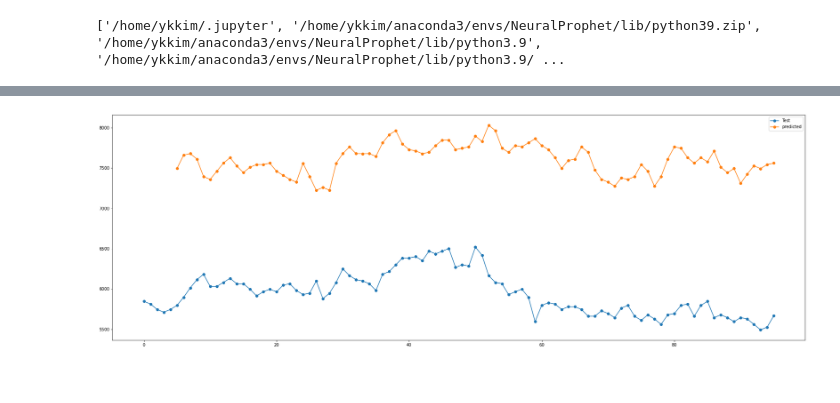
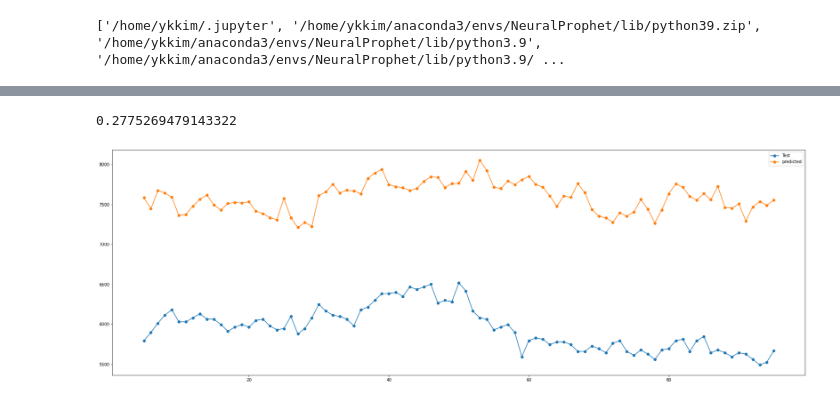
Before and after one commit to yeonkyoung/Time_Series, a Jupyter notebook: FEMS_predict/Neural_Prophet/Neural_Prophet_train2.ipynb, the cells around one changed output, grey strips where cells are left out. Cells and saved outputs as stored; diff of their text form; code cells hidden in the pictures.

```diff
--- a/FEMS_predict/Neural_Prophet/Neural_Prophet_train2.ipynb
+++ b/FEMS_predict/Neural_Prophet/Neural_Prophet_train2.ipynb
@@ -76,4 +134,4 @@ NP.gen_feature_diff(data,'직전 15분 사용전력','d_5',5)
 # %%
 # train_test split
-df_train,df_test=NP.train_test_split(data,Time_name='기준시각',train_cut_date='2022-06-30',val_cut_date='2022-06-30',end_time='2022-06-30 23:45:00',want_val='N')  #validation set은 추후에 분리
+df_train,df_test=NP.train_test_split(datas,Time_name='기준시각',train_cut_date='2022-06-30',val_cut_date='2022-06-30',end_time='2022-06-30 23:45:00',want_val='N')  #validation set은 추후에 분리
 # %% [output]
@@ -81,5 +139,5 @@ train_df= 2021-04-01 00:00:00 ~ 2022-06-29 23:45:00 , 42670
 test_df= 2022-06-30 00:00:00 ~ 2022-06-30 23:45:00 , 96
 # %%
 #모델 학습
-model, metrics= NP.NP_model(df_train,df_test,Time_name='기준시각',Y_name='직전 15분 사용전력',num_futureregressor=10,val_p=0.1)   # pip install livelossplot
+model, metrics= NP.NP_model(df_train,df_test,Time_name='기준시각',Y_name='직전 15분 사용전력',num_futureregressor=7,val_p=0.1)   # pip install livelossplot
 # %% [output]
@@ -106,4 +151,4 @@ MAE(val):  0.2776077158185115
 # %%
 #train 후 예측
-forecast=NP.NP_model_predict(df_train,model,num_futureregressor=10,predict_period=96)
+forecast=NP.NP_model_predict(df_train,model,num_futureregressor=7,predict_period=96) #하루치 예측
 # %% [output]
@@ -145,0 +210,3 @@ result_df
+# %%
+dd=result_df.dropna(subset=['yhat1'])
+dd
@@ -146,8 +227,13 @@ result_df
+# %%
+from sklearn.metrics import mean_absolute_percentage_error
+mean_absolute_percentage_error(dd['y_x'], dd['yhat1'])
+# %% [output]
+0.2775269479143322
 # %%
 # predict, real 비교 plot
-NP.predict_graph(result_df['y_x'],result_df['yhat1'])
+NP.predict_graph(dd['y_x'],dd['yhat1'])
 # %% [output]
-[figure, old version]
+[figure, new version]
 # %%
 # model save to disk
 import pickle
```
Also changed, not shown: parts of 15 cells of this notebook, 14 other files.
